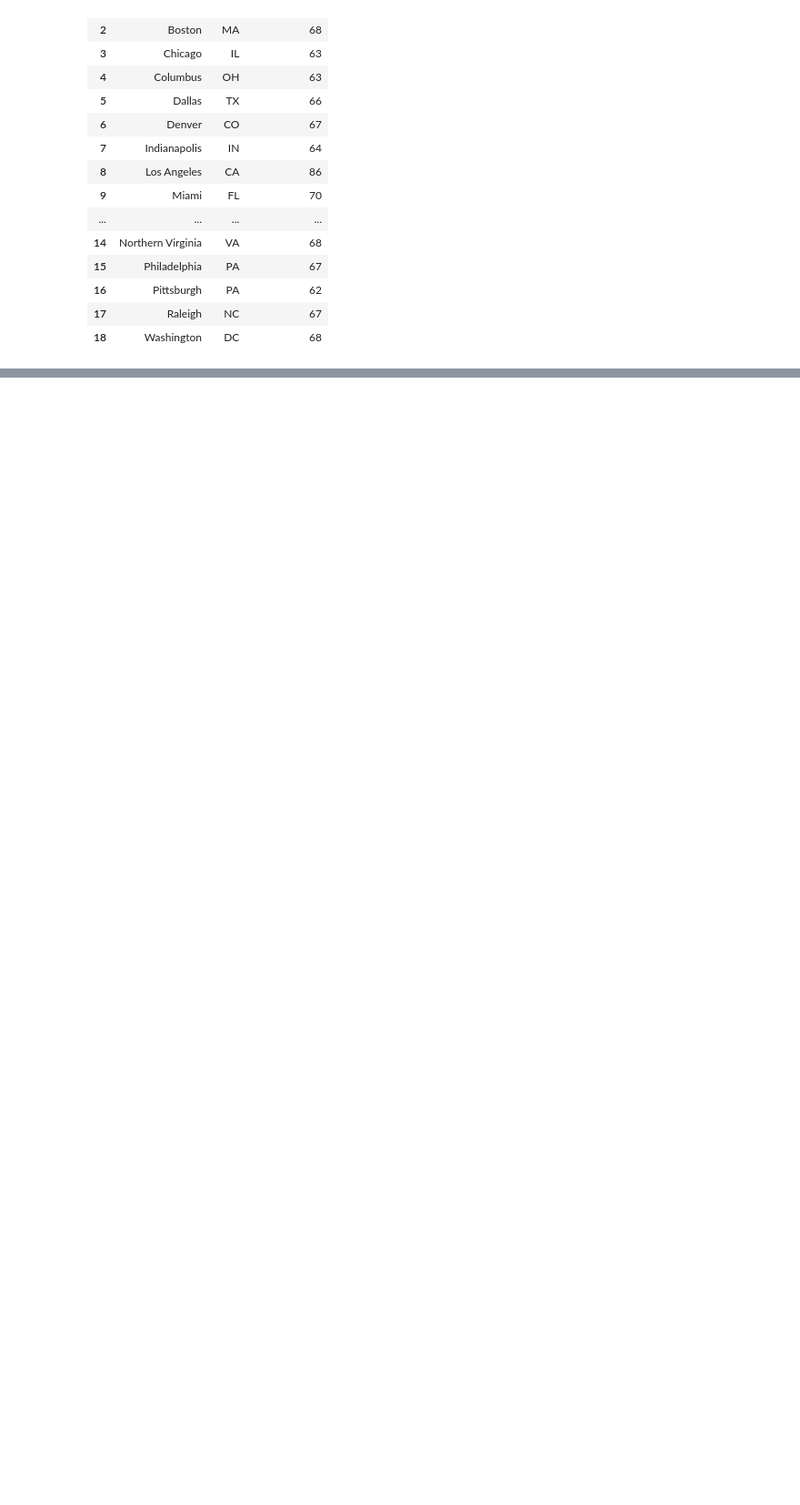
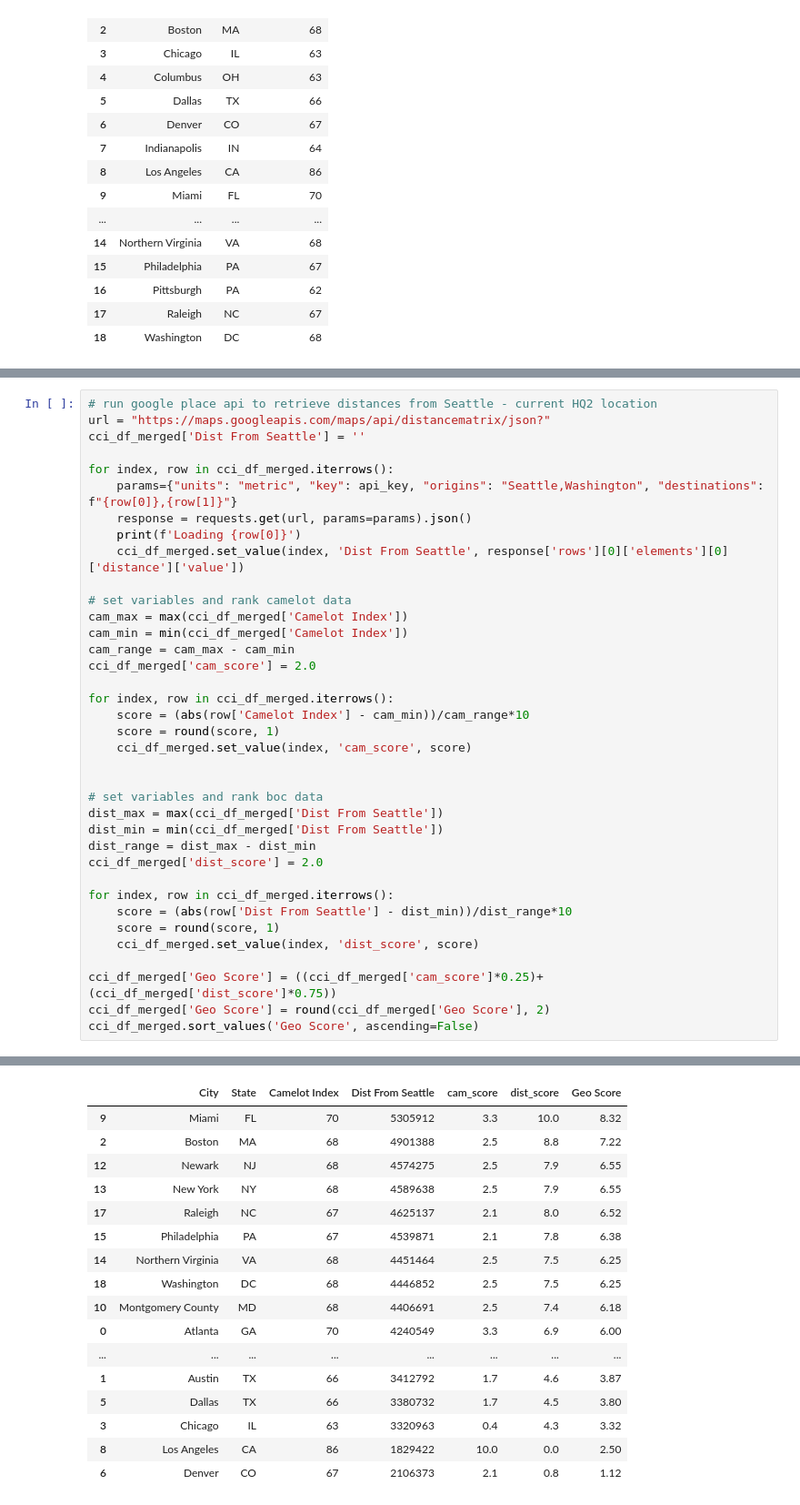
Before and after one commit to APK500/project-one, a Jupyter notebook: re_col_wip.ipynb, the cells around one changed output, grey strips where cells are left out. Shown at 91% size. Drawn from its saved outputs; the diff is of its cells as text; blank space fills up the shorter version.

```diff
--- a/re_col_wip.ipynb
+++ b/re_col_wip.ipynb
@@ -226,0 +231,38 @@ cci_df_merged
+# %%
+# run google place api to retrieve distances from Seattle - current HQ2 location
+url = "https://maps.googleapis.com/maps/api/distancematrix/json?"
+cci_df_merged['Dist From Seattle'] = ''
+
+for index, row in cci_df_merged.iterrows():
+    params={"units": "metric", "key": api_key, "origins": "Seattle,Washington", "destinations": f"{row[0]},{row[1]}"}
+    response = requests.get(url, params=params).json()
+    print(f'Loading {row[0]}')
+    cci_df_merged.set_value(index, 'Dist From Seattle', response['rows'][0]['elements'][0]['distance']['value'])
+
+# set variables and rank camelot data
+cam_max = max(cci_df_merged['Camelot Index'])
+cam_min = min(cci_df_merged['Camelot Index'])
+cam_range = cam_max - cam_min
+cci_df_merged['cam_score'] = 2.0
+
+for index, row in cci_df_merged.iterrows():
+    score = (abs(row['Camelot Index'] - cam_min))/cam_range*10
+    score = round(score, 1)
+    cci_df_merged.set_value(index, 'cam_score', score)
+
+
+# set variables and rank boc data
+dist_max = max(cci_df_merged['Dist From Seattle'])
+dist_min = min(cci_df_merged['Dist From Seattle'])
+dist_range = dist_max - dist_min
+cci_df_merged['dist_score'] = 2.0
+
+for index, row in cci_df_merged.iterrows():
+    score = (abs(row['Dist From Seattle'] - dist_min))/dist_range*10
+    score = round(score, 1)
+    cci_df_merged.set_value(index, 'dist_score', score)
+
+cci_df_merged['Geo Score'] = ((cci_df_merged['cam_score']*0.25)+(cci_df_merged['dist_score']*0.75))
+cci_df_merged['Geo Score'] = round(cci_df_merged['Geo Score'], 2)
+cci_df_merged.sort_values('Geo Score', ascending=False)
+# %% [output]
@@ -226,0 +288,17 @@ cci_df_merged
+|  | City | State | Camelot Index | Dist From Seattle | cam_score | dist_score | Geo Score |
+| 9 | Miami | FL | 70 | 5305912 | 3.3 | 10.0 | 8.32 |
+| 2 | Boston | MA | 68 | 4901388 | 2.5 | 8.8 | 7.22 |
+| 12 | Newark | NJ | 68 | 4574275 | 2.5 | 7.9 | 6.55 |
+| 13 | New York | NY | 68 | 4589638 | 2.5 | 7.9 | 6.55 |
+| 17 | Raleigh | NC | 67 | 4625137 | 2.1 | 8.0 | 6.52 |
+| 15 | Philadelphia | PA | 67 | 4539871 | 2.1 | 7.8 | 6.38 |
+| 14 | Northern Virginia | VA | 68 | 4451464 | 2.5 | 7.5 | 6.25 |
+| 18 | Washington | DC | 68 | 4446852 | 2.5 | 7.5 | 6.25 |
+| 10 | Montgomery County | MD | 68 | 4406691 | 2.5 | 7.4 | 6.18 |
+| 0 | Atlanta | GA | 70 | 4240549 | 3.3 | 6.9 | 6.00 |
+| ... | ... | ... | ... | ... | ... | ... | ... |
+| 1 | Austin | TX | 66 | 3412792 | 1.7 | 4.6 | 3.87 |
+| 5 | Dallas | TX | 66 | 3380732 | 1.7 | 4.5 | 3.80 |
+| 3 | Chicago | IL | 63 | 3320963 | 0.4 | 4.3 | 3.32 |
+| 8 | Los Angeles | CA | 86 | 1829422 | 10.0 | 0.0 | 2.50 |
+| 6 | Denver | CO | 67 | 2106373 | 2.1 | 0.8 | 1.12 |
```
Also changed, not shown: parts of 5 cells of this notebook, 1 other file.
